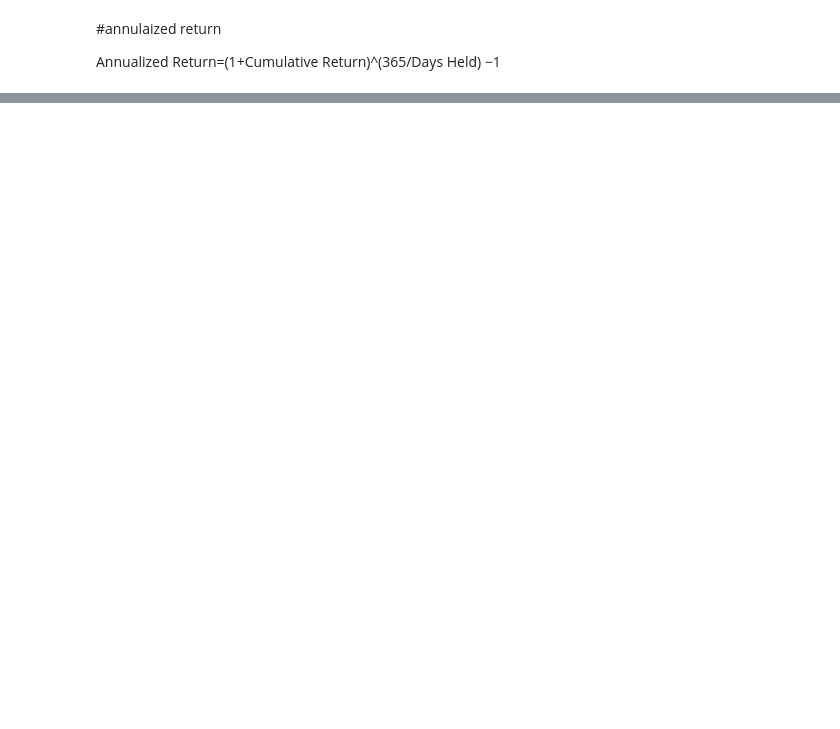
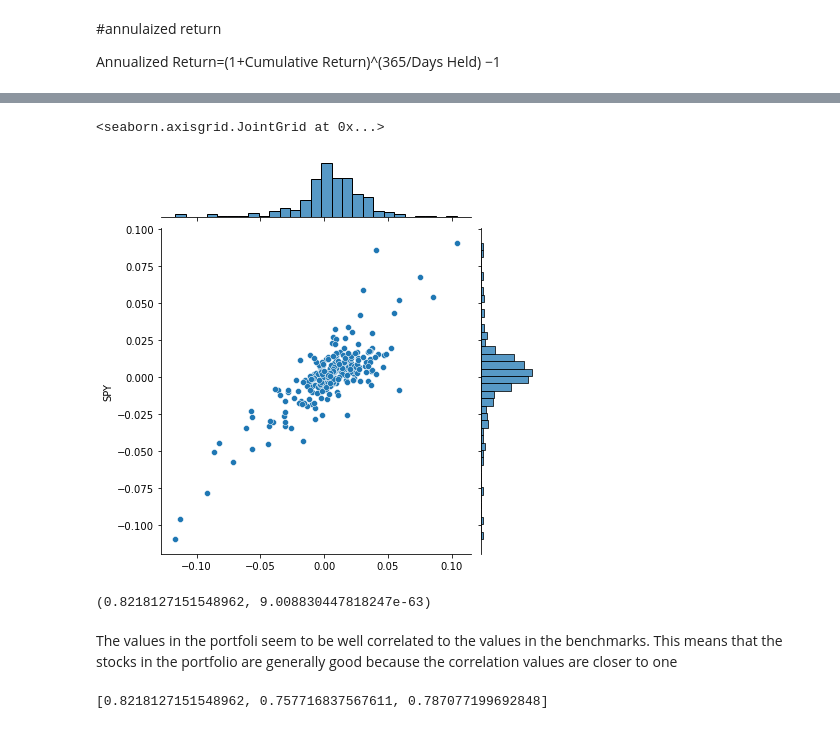
Before and after one commit to CCNY-Analytics-and-Quant/group_proj_jenifer_and_Huihuang-, a Jupyter notebook: project1_jeniferV.ipynb, the cells around one changed output, grey strips where cells are left out. Cells and saved outputs as stored; diff of their text form; code cells hidden in the pictures; blank space fills up the shorter version.

```diff
--- a/project1_jeniferV.ipynb
+++ b/project1_jeniferV.ipynb
@@ -137,0 +140,3 @@ risk_table
+# %%
+#column1:
+benches = ["SPY", "IWM", "DIA"]
@@ -137,0 +146,12 @@ risk_table
+# %%
+p = data[tickers].pct_change().mean(axis = 1).dropna()
+t = data[benches[0]].pct_change().dropna()
+sns.jointplot(p, t)
+# %% [output]
+<seaborn.axisgrid.JointGrid at 0x...>
+[figure, added]
+# %%
+from scipy import stats
+corr, p_val =  stats.pearsonr(p,t)
+# %% [output]
+(0.8218127151548962, 9.008830447818247e-63)
@@ -137,0 +167,6 @@ risk_table
+# %% [markdown]
+The values in the portfoli seem to be well correlated to the values in the benchmarks. This means that the stocks in the portfolio are generally good because the correlation values are closer to one
+# %%
+print(corr)
+# %% [output]
+[0.8218127151548962, 0.757716837567611, 0.787077199692848]
```
Also changed, not shown: parts of 18 cells of this notebook.
